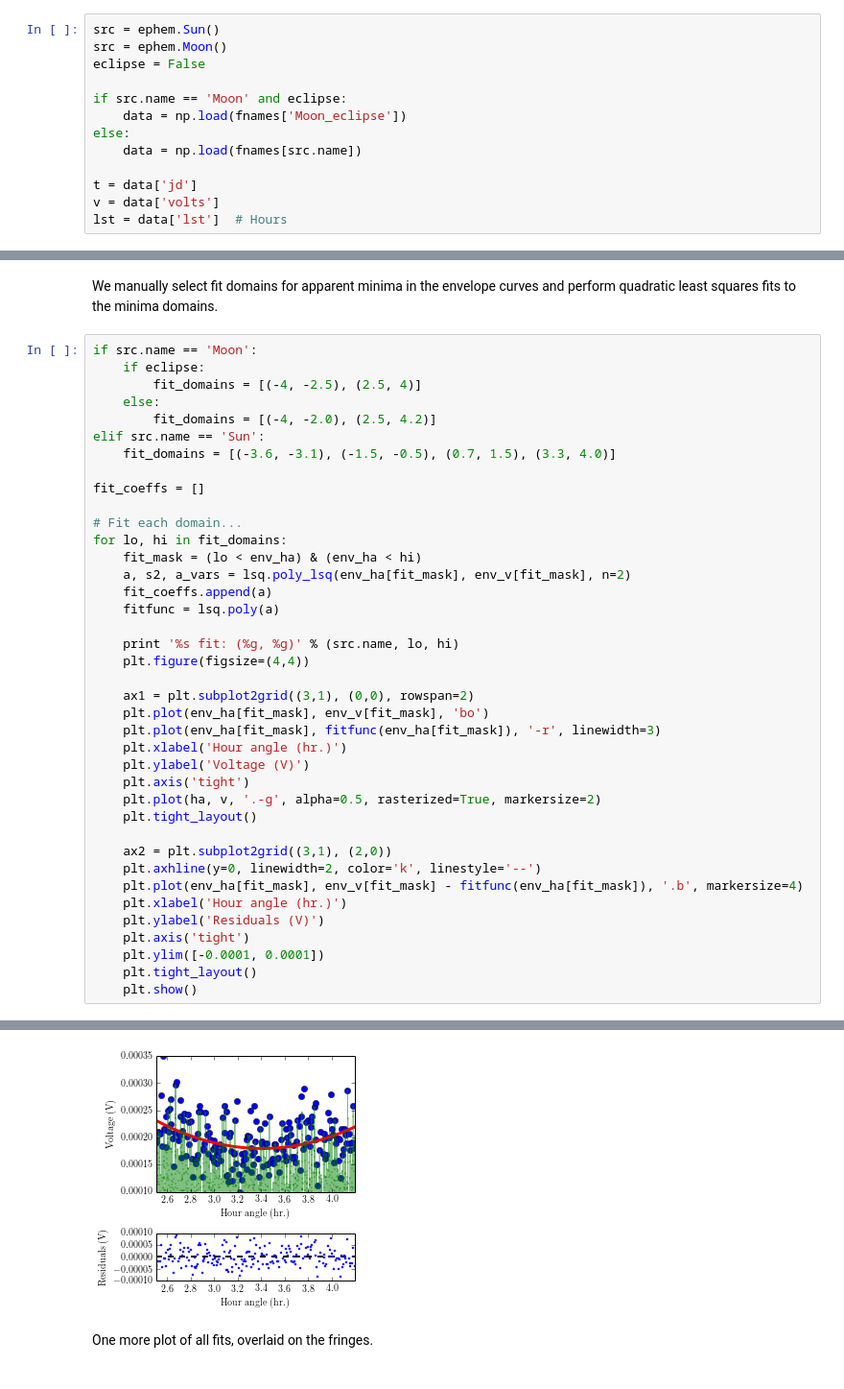
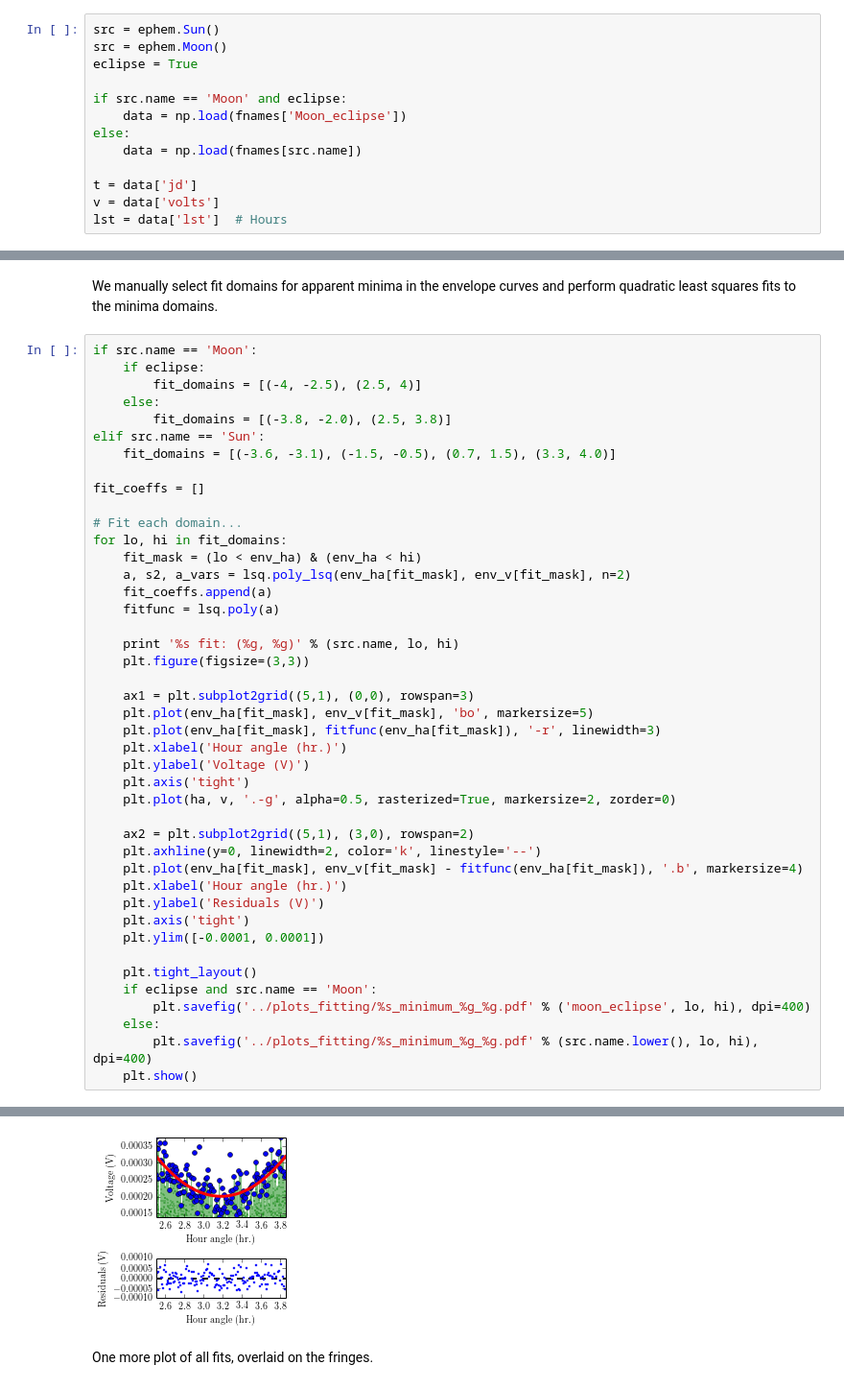
Before and after one commit to aarontran/ay121, a Jupyter notebook: lab3/code_analysis/least_squares_sunmoon.ipynb, the cells around one changed output, grey strips where cells are left out. Shown at 96% size. Saved outputs shown, nothing was run; the diff lists cells and outputs as text.

```diff
--- a/lab3/code_analysis/least_squares_sunmoon.ipynb
+++ b/lab3/code_analysis/least_squares_sunmoon.ipynb
@@ -82,7 +82,7 @@ It only occurred to me well after the fact that it'd be good to get full moon (1
 # %%
 src = ephem.Sun()
 src = ephem.Moon()
-eclipse = False
+eclipse = True
 
 if src.name == 'Moon' and eclipse:
     data = np.load(fnames['Moon_eclipse'])
@@ -246,7 +246,7 @@ if src.name == 'Moon':
     if eclipse:
         fit_domains = [(-4, -2.5), (2.5, 4)]
     else:
-        fit_domains = [(-4, -2.0), (2.5, 4.2)]
+        fit_domains = [(-3.8, -2.0), (2.5, 3.8)]
 elif src.name == 'Sun':
     fit_domains = [(-3.6, -3.1), (-1.5, -0.5), (0.7, 1.5), (3.3, 4.0)]
 
@@ -260,24 +260,28 @@ for lo, hi in fit_domains:
     fitfunc = lsq.poly(a)
 
     print '%s fit: (%g, %g)' % (src.name, lo, hi)
-    plt.figure(figsize=(4,4))
+    plt.figure(figsize=(3,3))
 
-    ax1 = plt.subplot2grid((3,1), (0,0), rowspan=2)
-    plt.plot(env_ha[fit_mask], env_v[fit_mask], 'bo')
+    ax1 = plt.subplot2grid((5,1), (0,0), rowspan=3)
+    plt.plot(env_ha[fit_mask], env_v[fit_mask], 'bo', markersize=5)
     plt.plot(env_ha[fit_mask], fitfunc(env_ha[fit_mask]), '-r', linewidth=3)
     plt.xlabel('Hour angle (hr.)')
     plt.ylabel('Voltage (V)')
     plt.axis('tight')
-    plt.plot(ha, v, '.-g', alpha=0.5, rasterized=True, markersize=2)
-    plt.tight_layout()
+    plt.plot(ha, v, '.-g', alpha=0.5, rasterized=True, markersize=2, zorder=0)
 
-    ax2 = plt.subplot2grid((3,1), (2,0))
+    ax2 = plt.subplot2grid((5,1), (3,0), rowspan=2)
     plt.axhline(y=0, linewidth=2, color='k', linestyle='--')
     plt.plot(env_ha[fit_mask], env_v[fit_mask] - fitfunc(env_ha[fit_mask]), '.b', markersize=4)
     plt.xlabel('Hour angle (hr.)')
     plt.ylabel('Residuals (V)')
     plt.axis('tight')
     plt.ylim([-0.0001, 0.0001])
+
     plt.tight_layout()
+    if eclipse and src.name == 'Moon':
+        plt.savefig('../plots_fitting/%s_minimum_%g_%g.pdf' % ('moon_eclipse', lo, hi), dpi=400)
+    else:
+        plt.savefig('../plots_fitting/%s_minimum_%g_%g.pdf' % (src.name.lower(), lo, hi), dpi=400)
     plt.show()
 # %% [output]
@@ -287,4 +291,4 @@ Moon fit: (2.5, 4.2)
-[figure, old version]
+[figure, new version]
 # %% [markdown]
 One more plot of all fits, overlaid on the fringes.
 # %%
```
Also changed, not shown: parts of 5 cells of this notebook, 24 other files.
